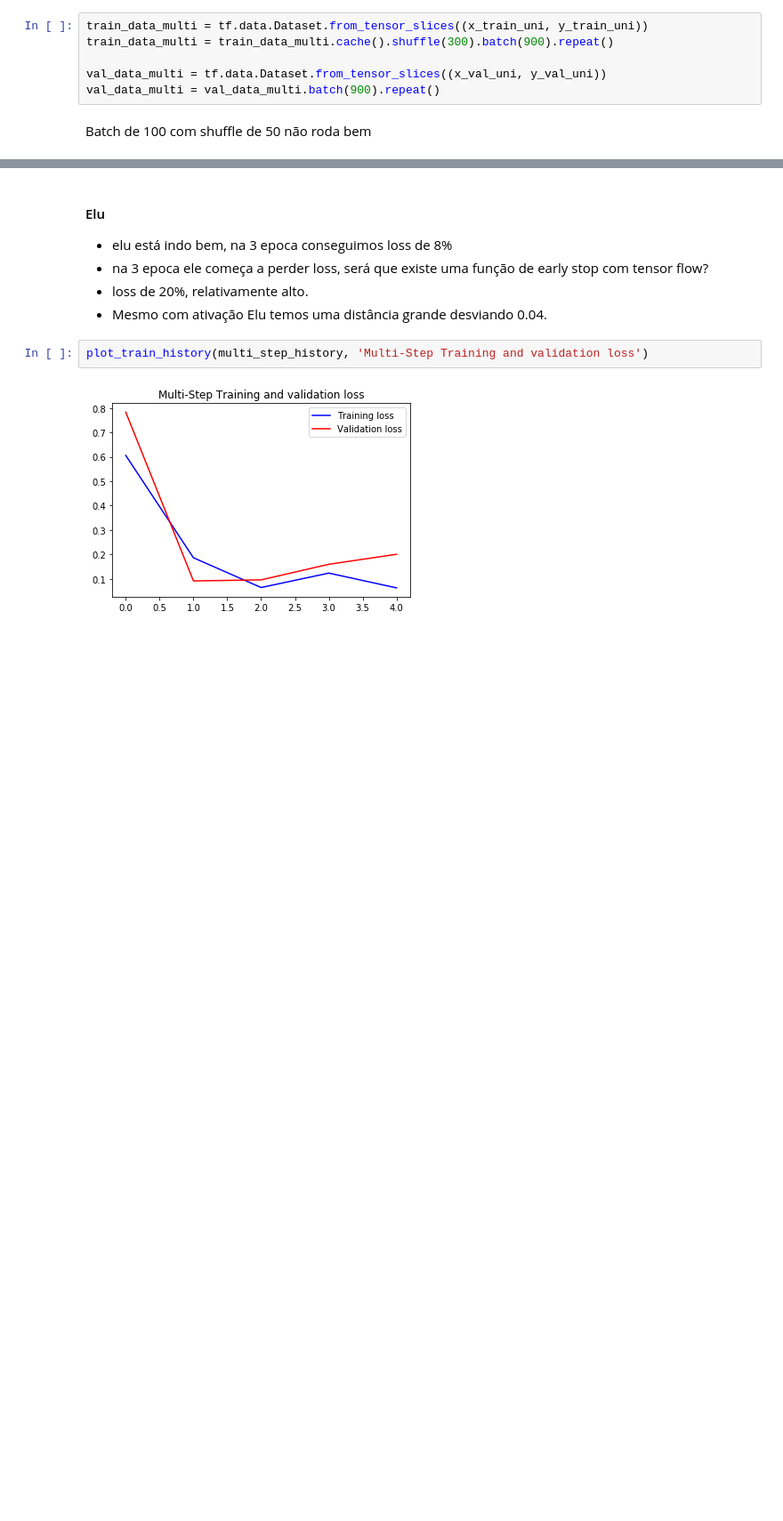
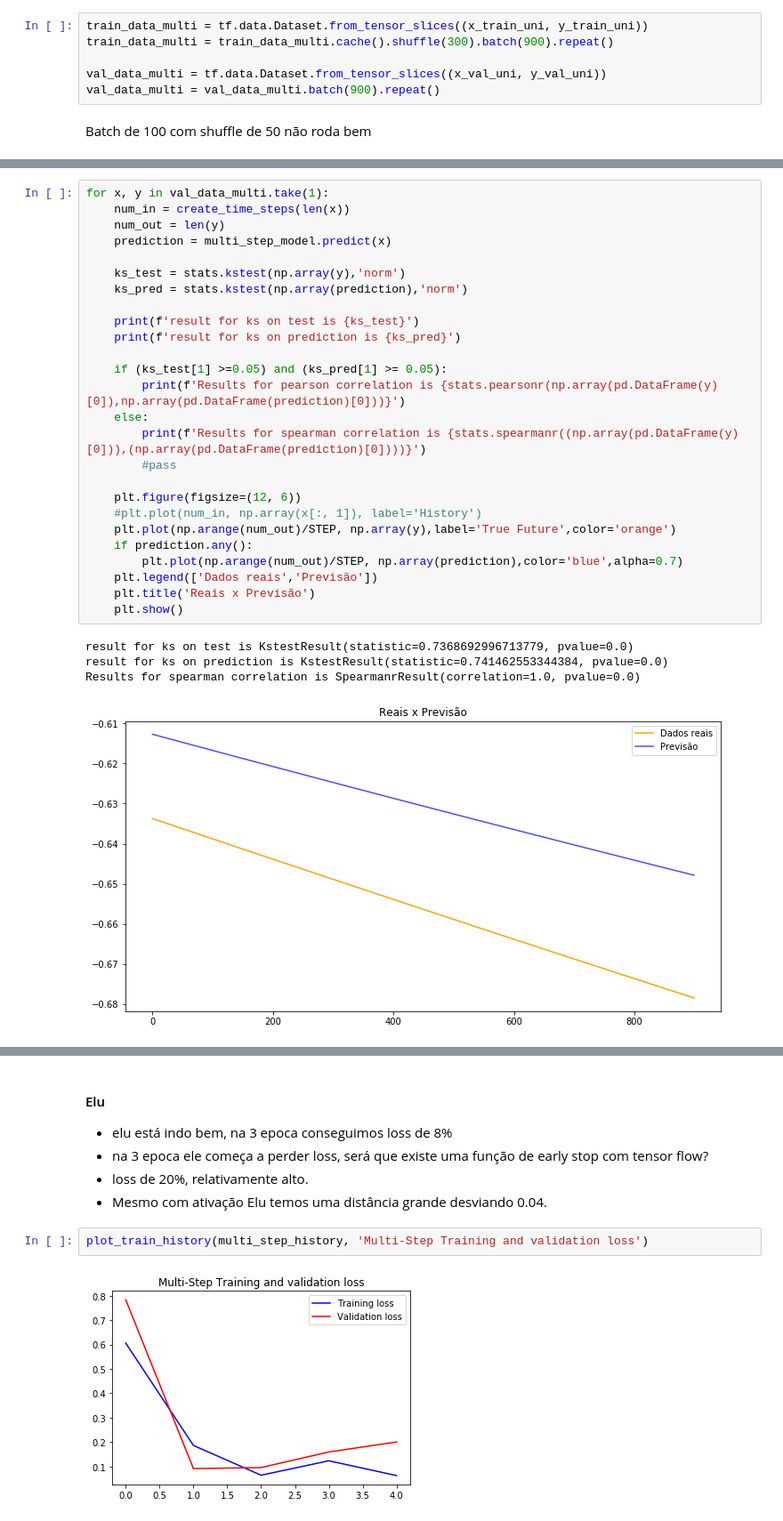
Before and after one commit to leandro-sartini/sudden_death_tcc, a Jupyter notebook: notebooks/exploration/Parabola - 100K - RNN Exploration.ipynb, the cells around one changed output, grey strips where cells are left out. Shown: that part at 89% size. Saved outputs shown, nothing was run; the diff lists cells and outputs as text; blank space fills up the shorter version.

```diff
--- a/notebooks/exploration/Parabola - 100K - RNN Exploration.ipynb
+++ b/notebooks/exploration/Parabola - 100K - RNN Exploration.ipynb
@@ -220,0 +231,31 @@ Epoch 5/5
+# %%
+for x, y in val_data_multi.take(1):
+    num_in = create_time_steps(len(x))
+    num_out = len(y)
+    prediction = multi_step_model.predict(x)
+
+    ks_test = stats.kstest(np.array(y),'norm')
+    ks_pred = stats.kstest(np.array(prediction),'norm')
+
+    print(f'result for ks on test is {ks_test}')
+    print(f'result for ks on prediction is {ks_pred}')
+
+    if (ks_test[1] >=0.05) and (ks_pred[1] >= 0.05):
+        print(f'Results for pearson correlation is {stats.pearsonr(np.array(pd.DataFrame(y)[0]),np.array(pd.DataFrame(prediction)[0]))}')
+    else:
+        print(f'Results for spearman correlation is {stats.spearmanr((np.array(pd.DataFrame(y)[0])),(np.array(pd.DataFrame(prediction)[0])))}')
+        #pass
+
+    plt.figure(figsize=(12, 6))
+    #plt.plot(num_in, np.array(x[:, 1]), label='History')
+    plt.plot(np.arange(num_out)/STEP, np.array(y),label='True Future',color='orange')
+    if prediction.any():
+        plt.plot(np.arange(num_out)/STEP, np.array(prediction),color='blue',alpha=0.7)
+    plt.legend(['Dados reais','Previsão'])
+    plt.title('Reais x Previsão')
+    plt.show()
+# %% [output]
+result for ks on test is KstestResult(statistic=0.7368692996713779, pvalue=0.0)
+result for ks on prediction is KstestResult(statistic=0.741462553344384, pvalue=0.0)
+Results for spearman correlation is SpearmanrResult(correlation=1.0, pvalue=0.0)
+[figure, added]
```
Also changed, not shown: parts of 32 cells of this notebook.
